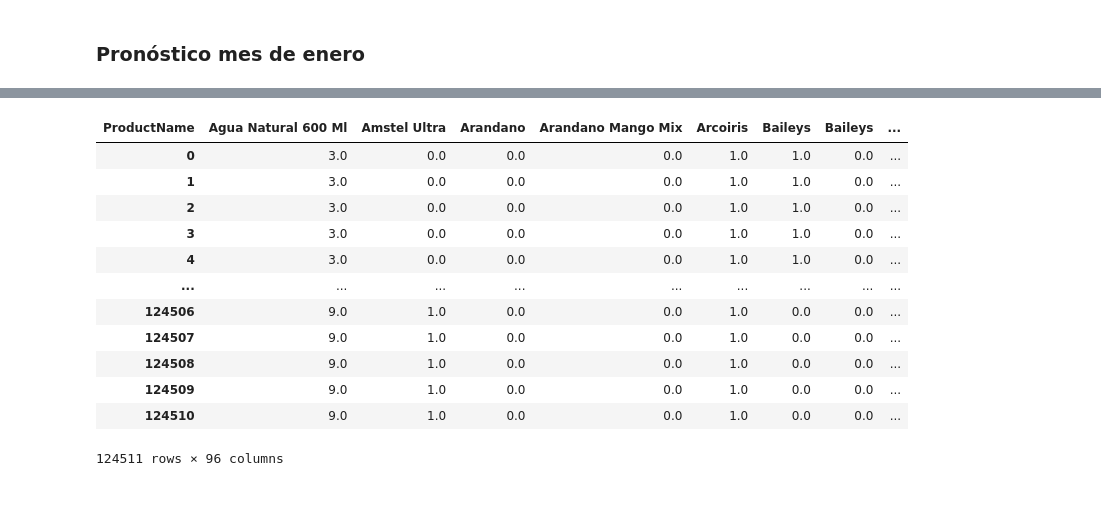
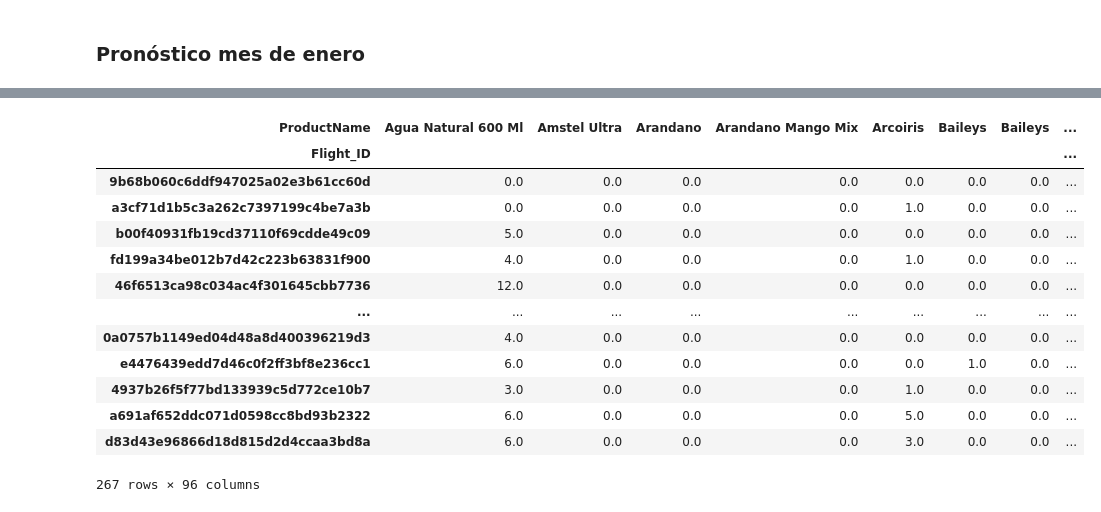
Before and after one commit to VictoriaLR01/Datathon-vivaaero, a Jupyter notebook: Passanger/src/SalesD.ipynb, the cells around one changed output, grey strips where cells are left out. Drawn from its saved outputs; the diff is of its cells as text; code cells hidden in the pictures.

```diff
--- a/Passanger/src/Sales.ipynb
+++ b/Passanger/src/SalesD.ipynb
@@ -178,13 +162,16 @@ test_vuelos
 # %%
-X = test_vuelos.set_index('Flight_ID')[['Capacity', 'Month', 'Day_of_Week', 'Hour of Day', 'Duration', 'Destination_Type', 'DepartureStation', 'ArrivalStation', 'Aeronave',  'Ocupancia']]
+X = test_vuelos.set_index('Flight_ID')[['Capacity', 'Month', 'Day_of_Week', 'Hour of Day',
+                                        'Duration', 'Destination_Type', 'DepartureStation', 'ArrivalStation', 'Aeronave',  'Ocupancia']]
 y = pd.pivot_table(test_vuelos, index='Flight_ID', columns='ProductName', values='Quantity', fill_value=0)
 
 # Codificar variables categóricas usando get_dummies
 X = pd.get_dummies(X, columns=['Destination_Type', 'DepartureStation', 'ArrivalStation', 'Aeronave'])
 
+indices = list(set(X.index).intersection(set(y.index)))
+
 # Asegurarse de que ambos X e y tienen exactamente los mismos índices
-X = X.loc[y.index]
-y = y.loc[X.index]
+X = X.loc[indices]
+y = y.loc[indices]
 
 for column in X_test.columns:
     if column not in X.columns:
@@ -215,17 +200,23 @@ y_pred_24_1 = multioutput_model.predict(X)
+# %%
+y_pred_24_1 = multioutput_model.predict(X)
+
+aux = list(set(tuple(i) for i in y_pred_24_1))
+y_pred_24_1 = [list(i) for i in aux]
 # %%
-pred_df_24_1 = pd.DataFrame(np.round(y_pred_24_1), columns=pred_df.columns)
+pred_df_24_1 = pd.DataFrame(np.round(y_pred_24_1), columns = pred_df.columns, index = y.index)
 pred_df_24_1
 # %% [output]
 | ProductName | Agua Natural 600 Ml | Amstel Ultra | Arandano | Arandano Mango Mix | Arcoiris | Baileys | Baileys | ... |
-| 0 | 3.0 | 0.0 | 0.0 | 0.0 | 1.0 | 1.0 | 0.0 | ... |
-| 1 | 3.0 | 0.0 | 0.0 | 0.0 | 1.0 | 1.0 | 0.0 | ... |
-| 2 | 3.0 | 0.0 | 0.0 | 0.0 | 1.0 | 1.0 | 0.0 | ... |
-| 3 | 3.0 | 0.0 | 0.0 | 0.0 | 1.0 | 1.0 | 0.0 | ... |
-| 4 | 3.0 | 0.0 | 0.0 | 0.0 | 1.0 | 1.0 | 0.0 | ... |
+| Flight_ID |  |  |  |  |  |  |  | ... |
+| 9b68b060c6ddf947025a02e3b61cc60d | 0.0 | 0.0 | 0.0 | 0.0 | 0.0 | 0.0 | 0.0 | ... |
+| a3cf71d1b5c3a262c7397199c4be7a3b | 0.0 | 0.0 | 0.0 | 0.0 | 1.0 | 0.0 | 0.0 | ... |
+| b00f40931fb19cd37110f69cdde49c09 | 5.0 | 0.0 | 0.0 | 0.0 | 0.0 | 0.0 | 0.0 | ... |
+| fd199a34be012b7d42c223b63831f900 | 4.0 | 0.0 | 0.0 | 0.0 | 1.0 | 0.0 | 0.0 | ... |
+| 46f6513ca98c034ac4f301645cbb7736 | 12.0 | 0.0 | 0.0 | 0.0 | 0.0 | 0.0 | 0.0 | ... |
 | ... | ... | ... | ... | ... | ... | ... | ... | ... |
-| 124506 | 9.0 | 1.0 | 0.0 | 0.0 | 1.0 | 0.0 | 0.0 | ... |
-| 124507 | 9.0 | 1.0 | 0.0 | 0.0 | 1.0 | 0.0 | 0.0 | ... |
-| 124508 | 9.0 | 1.0 | 0.0 | 0.0 | 1.0 | 0.0 | 0.0 | ... |
-| 124509 | 9.0 | 1.0 | 0.0 | 0.0 | 1.0 | 0.0 | 0.0 | ... |
-| 124510 | 9.0 | 1.0 | 0.0 | 0.0 | 1.0 | 0.0 | 0.0 | ... |
+| 0a0757b1149ed04d48a8d400396219d3 | 4.0 | 0.0 | 0.0 | 0.0 | 0.0 | 0.0 | 0.0 | ... |
+| e4476439edd7d46c0f2ff3bf8e236cc1 | 6.0 | 0.0 | 0.0 | 0.0 | 0.0 | 1.0 | 0.0 | ... |
+| 4937b26f5f77bd133939c5d772ce10b7 | 3.0 | 0.0 | 0.0 | 0.0 | 1.0 | 0.0 | 0.0 | ... |
+| a691af652ddc071d0598cc8bd93b2322 | 6.0 | 0.0 | 0.0 | 0.0 | 5.0 | 0.0 | 0.0 | ... |
+| d83d43e96866d18d815d2d4ccaa3bd8a | 6.0 | 0.0 | 0.0 | 0.0 | 3.0 | 0.0 | 0.0 | ... |
-124511 rows × 96 columns
+267 rows × 96 columns
```
Also changed, not shown: parts of 2 cells of this notebook.
